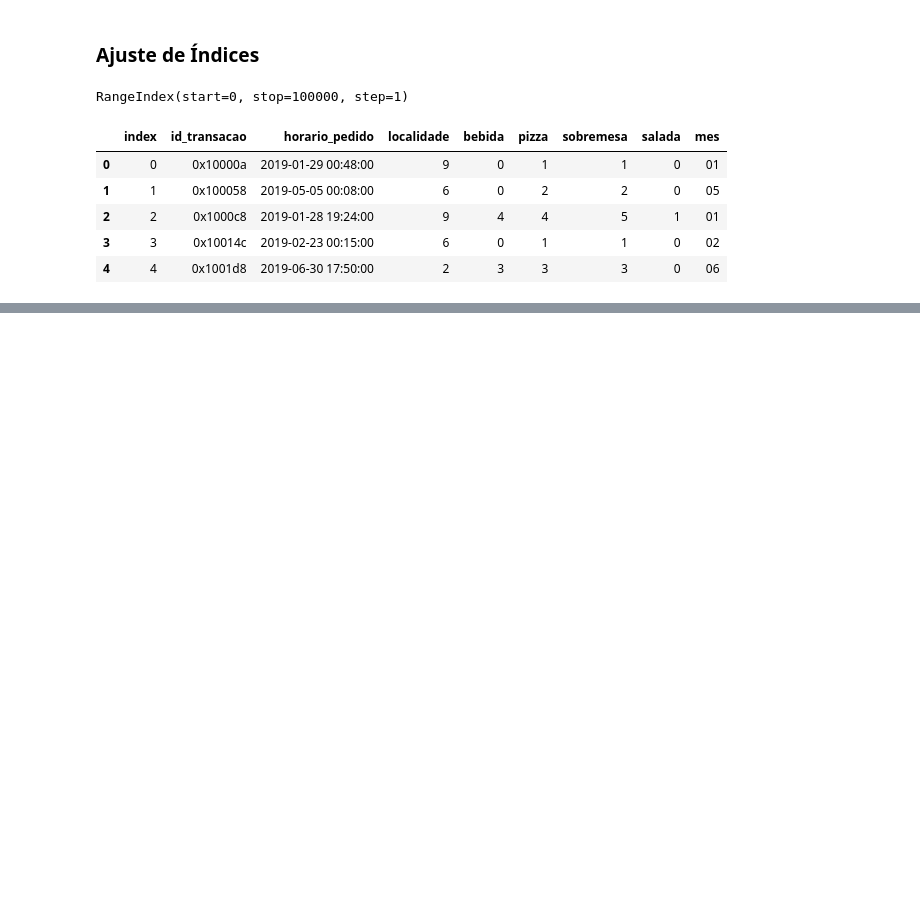
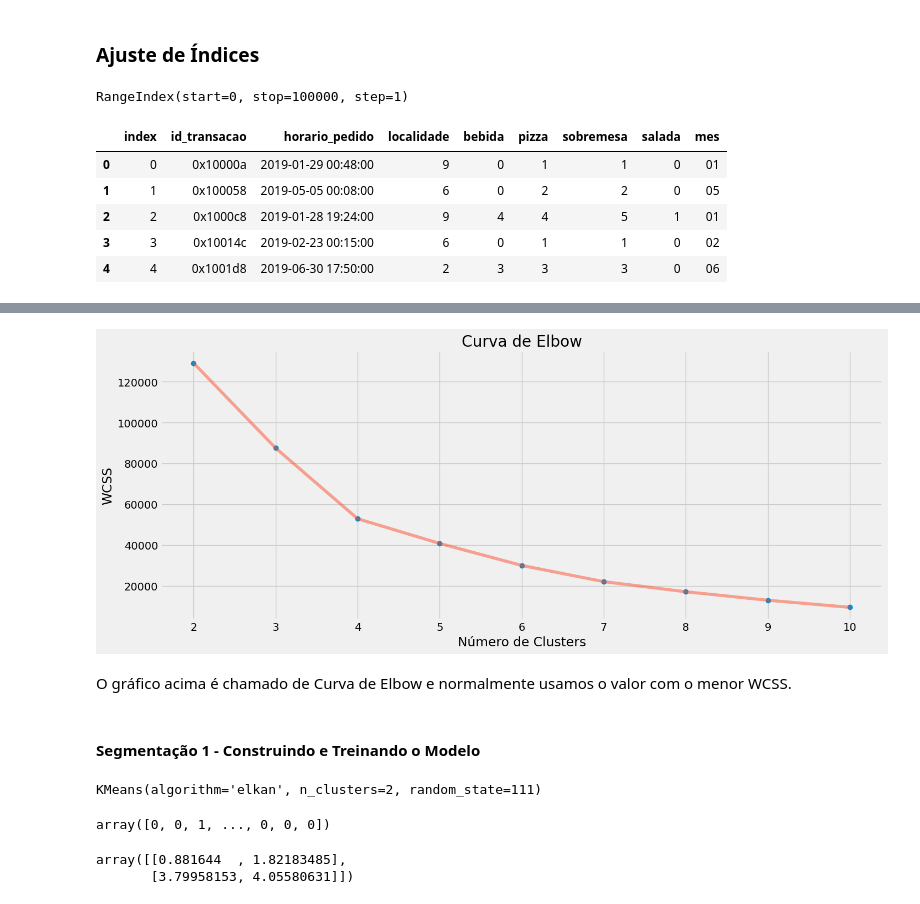
Before and after one commit to moiseiskalua/Business-Analytics, a Jupyter notebook: Project_1.ipynb, the cells around one changed output, grey strips where cells are left out. Drawn from its saved outputs; the diff is of its cells as text; code cells hidden in the pictures; blank space fills up the shorter version.

Commit message:
Creating descriptive analysis and starting the clustering algorithm for segmentation 1

```diff
--- a/Project_1.ipynb
+++ b/Project_1.ipynb
@@ -308,0 +377,6 @@ df_item_pedidos_idx.head()
+# %%
+# Filtrando o dataframe por colunas
+df = df_item_pedidos_idx[['index', 'bebida', 'pizza', 'sobremesa', 'salada']]
+
+# Dataset
+df.head()
@@ -308,0 +441,6 @@ df_item_pedidos_idx.head()
+# %%
+# Usando duas variaveis
+X1 = df[['pizza' , 'sobremesa']].iloc[:, :].values
+# %%
+# Lista do WCSS
+wcss_X1 = []
@@ -308,0 +457,13 @@ df_item_pedidos_idx.head()
+# %%
+# Loop para testar os valores de K
+
+for n in range(2,11):
+    modelo = (KMeans(n_clusters= n,
+                     init='k-means++',
+                     n_init=10,
+                     max_iter=300,
+                     tol=0.0001,
+                     random_state=111,
+                     algorithm='elkan'))
+    modelo.fit(X1)
+    wcss_X1.append(modelo.inertia_)
@@ -308,0 +476,42 @@ df_item_pedidos_idx.head()
+# %%
+# Plot curva de Elbow
+
+plt.figure(1, figsize=(15, 6))
+plt.plot(np.arange(2,11), wcss_X1, 'o')
+plt.plot(np.arange(2,11), wcss_X1, '-', alpha=0.5)
+plt.xlabel('Número de Clusters'), plt.ylabel('WCSS')
+plt.title("Curva de Elbow")
+plt.show()
+# %% [output]
+[figure, added]
+# %% [markdown]
+O gráfico acima é chamado de Curva de Elbow e normalmente usamos o valor com o menor WCSS.
+# %% [markdown]
+#### Segmentação 1 - Construindo e Treinando o Modelo
+# %%
+# Criação do modelo
+
+modelo_seg1 = KMeans(n_clusters=2,
+                     init='k-means++',
+                     max_iter=300,
+                     tol=0.0001,
+                     random_state=111,
+                     algorithm='elkan')
+
+# Treinamento do modelo
+modelo_seg1.fit(X1)
+# %% [output]
+KMeans(algorithm='elkan', n_clusters=2, random_state=111)
+# %%
+# Extração dos labels
+labels1 = modelo_seg1.labels_
+labels1
+# %% [output]
+array([0, 0, 1, ..., 0, 0, 0])
+# %%
+# Extração dos centróides
+centroids1 = modelo_seg1.cluster_centers_
+centroids1
+# %% [output]
+array([[0.881644  , 1.82183485],
+       [3.79958153, 4.05580631]])
```
Also changed, not shown: parts of 25 cells of this notebook, 5 other files.
